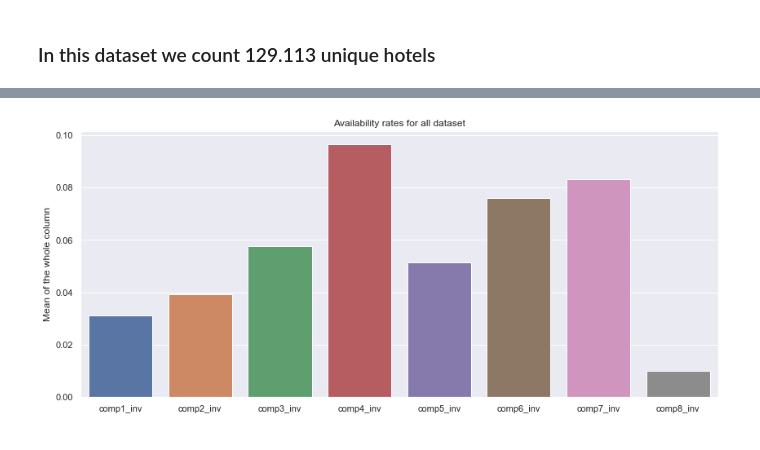
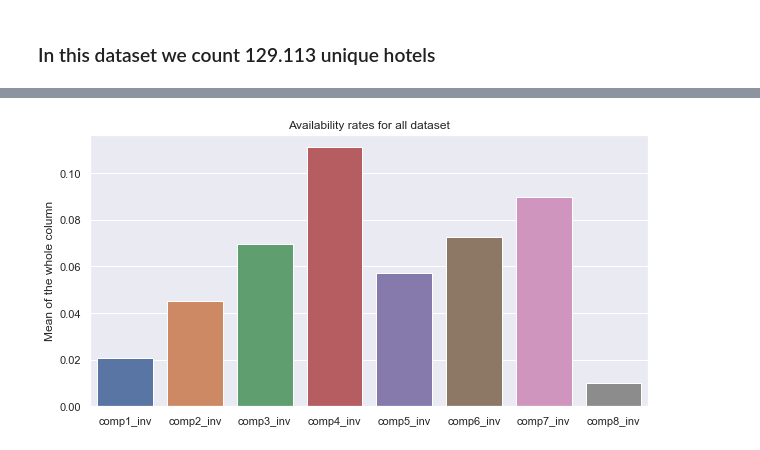
Before and after one commit to NatasjaWezel/DataMiningTechniques, a Jupyter notebook: Assignment2/rebecca_eda.ipynb, the cells around one changed output, grey strips where cells are left out. Drawn from its saved outputs; the diff is of its cells as text; code cells hidden in the pictures.

```diff
--- a/Assignment2/rebecca_eda.ipynb
+++ b/Assignment2/rebecca_eda.ipynb
@@ -9,7 +10,8 @@ import numpy as np
 # %% [markdown]
 ### Exploratory Data Analysis
 # %%
-df_loaded = pd.read_csv("data/training_set_VU_DM.csv")
+# df_loaded = pd.read_csv("data/training_set_VU_DM.csv")
+df_loaded = pickle.load(open("pickles/df_small_train.pkl", "rb"))
 display(df_loaded.describe())
 # %% [output]
 |  | srch_id | site_id | visitor_location_country_id | visitor_hist_starrating | visitor_hist_adr_usd | prop_country_id | ... |
@@ -262,5 +48,4 @@ plt.plot();
 # %%
-# Analyse comp_rate_diff --> difference in price for Expedia competitor
 import seaborn as sns
 sns.set()
 
@@ -271,7 +56,7 @@ total_diff = []
 [total_diff.append(np.mean(df[col])) for col in compare_cols]
 
 def showcompareplot(compare_cols, total_diff, title):
-    fig, ax = plt.subplots(figsize=(14,6))
+    fig, ax = plt.subplots(figsize=(10,5))
     ax.set(ylabel='Mean of the whole column', title=title)
     sns.barplot(compare_cols, total_diff)
 
@@ -284,10 +69,10 @@ showcompareplot(compare_cols, total_diff, title="Price in comparison to competit
 # %%
-compare_cols = ["comp1_inv", "comp2_inv", "comp3_inv", "comp4_inv", "comp5_inv",
+compare_cols_inv = ["comp1_inv", "comp2_inv", "comp3_inv", "comp4_inv", "comp5_inv",
                 "comp6_inv", "comp7_inv", "comp8_inv"]
 
 total_diff = []
-[total_diff.append(np.mean(df[col])) for col in compare_cols]
+[total_diff.append(np.mean(df[col])) for col in compare_cols_inv]
 
-showcompareplot(compare_cols, total_diff, "Availability rates for all dataset")
+showcompareplot(compare_cols_inv, total_diff, "Availability rates for all dataset")
 # %% [output]
-[figure, old version]
+[figure, new version]
```
Also changed, not shown: parts of 30 cells of this notebook, 9 other files.
